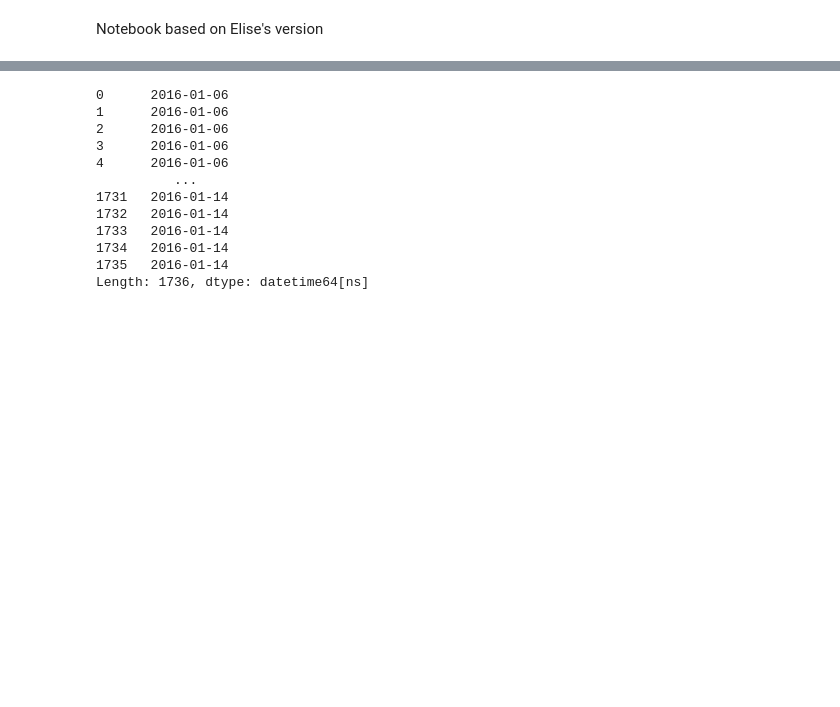
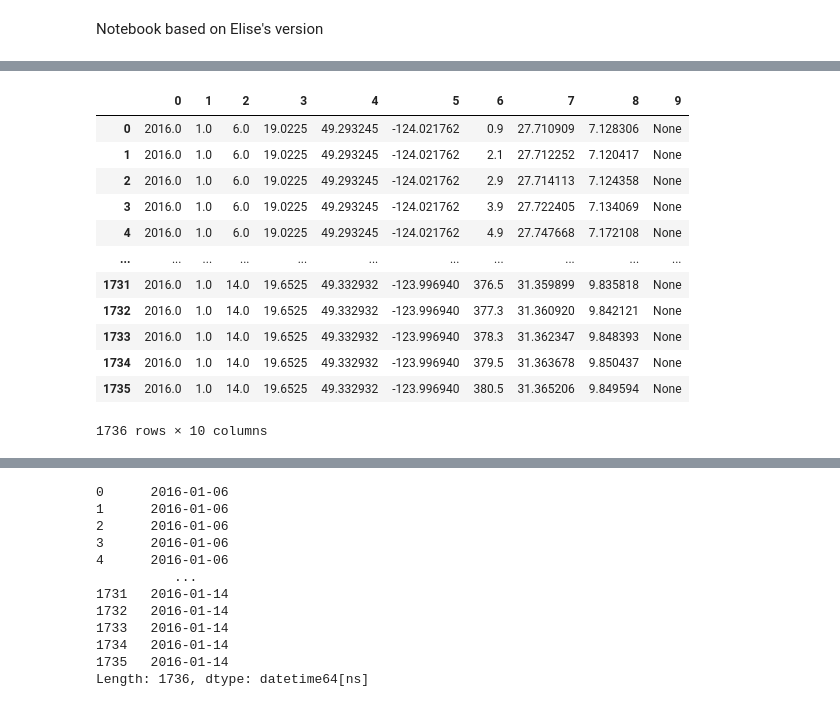
Before and after one commit to SalishSeaCast/analysis-susan, a Jupyter notebook: notebooks/PhysTuning/evalTSExample_DFOCTD.ipynb, the cells around one changed output, grey strips where cells are left out. Saved outputs shown, nothing was run; the diff lists cells and outputs as text; code cells hidden in the pictures; blank space fills up the shorter version.

```diff
--- a/notebooks/PhysTuning/evalTSExample_DFOCTD.ipynb
+++ b/notebooks/PhysTuning/evalTSExample_DFOCTD.ipynb
@@ -52,3 +73,62 @@ df1.head()
+# %%
+basedir='/ocean/shared/SalishSeaCastData/DFO/CTD/'
+dbname='DFO_CTD.sqlite'
+engine = create_engine('sqlite:///' + basedir + dbname, echo = False)
+Base = automap_base()
+# %%
+Base.prepare(engine, reflect=True)
+# mapped classes have been created
+# existing tables:
+StationTBL=Base.classes.StationTBL
+ObsTBL=Base.classes.ObsTBL
+CalcsTBL=Base.classes.CalcsTBL
+session = create_session(bind = engine, autocommit = False, autoflush = True)
+SA=case([(CalcsTBL.Salinity_T0_C0_SA!=None, CalcsTBL.Salinity_T0_C0_SA)], else_=
+         case([(CalcsTBL.Salinity_T1_C1_SA!=None, CalcsTBL.Salinity_T1_C1_SA)], else_=
+         case([(CalcsTBL.Salinity_SA!=None, CalcsTBL.Salinity_SA)], else_= None)))
+CT=case([(CalcsTBL.Temperature_Primary_CT!=None, CalcsTBL.Temperature_Primary_CT)], else_=
+         case([(CalcsTBL.Temperature_Secondary_CT!=None, CalcsTBL.Temperature_Secondary_CT)], else_=CalcsTBL.Temperature_CT))
+ZD=case([(ObsTBL.Depth!=None,ObsTBL.Depth)], else_= CalcsTBL.Z)
+FL=case([(ObsTBL.Fluorescence_URU_Seapoint!=None,ObsTBL.Fluorescence_URU_Seapoint)], else_= ObsTBL.Fluorescence_URU_Wetlabs)
+# %%
+datelims = (start_date, end_date)
+# %%
+start_y=datelims[0].year
+start_m=datelims[0].month
+start_d=datelims[0].day
+end_y=datelims[1].year
+end_m=datelims[1].month
+end_d=datelims[1].day
+qry=session.query(StationTBL.StartYear.label('Year'),StationTBL.StartMonth.label('Month'),
+              StationTBL.StartDay.label('Day'),StationTBL.StartHour.label('Hour'),
+              StationTBL.Lat,StationTBL.Lon,ZD.label('Z'),SA.label('SA'),CT.label('CT'),FL.label('Fluor')).\
+        select_from(StationTBL).join(ObsTBL,ObsTBL.StationTBLID==StationTBL.ID).\
+        join(CalcsTBL,CalcsTBL.ObsTBLID==ObsTBL.ID).filter(and_(or_(StationTBL.StartYear>start_y,
+                                                                 and_(StationTBL.StartYear==start_y, StationTBL.StartMonth>start_m),
+                                                                 and_(StationTBL.StartYear==start_y, StationTBL.StartMonth==start_m, StationTBL.StartDay>=start_d)),
+                                                                or_(StationTBL.StartYear<end_y,
+                                                                 and_(StationTBL.StartYear==end_y,StationTBL.StartMonth<end_m),
+                                                                 and_(StationTBL.StartYear==end_y,StationTBL.StartMonth==end_m, StationTBL.StartDay<end_d)),
+                                                            StationTBL.Lat>47-3/2.5*(StationTBL.Lon+123.5),
+                                                            StationTBL.Lat<47-3/2.5*(StationTBL.Lon+121),
+                                                            StationTBL.Include==True,ObsTBL.Include==True,CalcsTBL.Include==True))
+df1=pd.DataFrame(qry.all())
+# %%
+df1
+# %% [output]
+|  | 0 | 1 | 2 | 3 | 4 | 5 | 6 | 7 | 8 | 9 |
+| 0 | 2016.0 | 1.0 | 6.0 | 19.0225 | 49.293245 | -124.021762 | 0.9 | 27.710909 | 7.128306 | None |
+| 1 | 2016.0 | 1.0 | 6.0 | 19.0225 | 49.293245 | -124.021762 | 2.1 | 27.712252 | 7.120417 | None |
+| 2 | 2016.0 | 1.0 | 6.0 | 19.0225 | 49.293245 | -124.021762 | 2.9 | 27.714113 | 7.124358 | None |
+| 3 | 2016.0 | 1.0 | 6.0 | 19.0225 | 49.293245 | -124.021762 | 3.9 | 27.722405 | 7.134069 | None |
+| 4 | 2016.0 | 1.0 | 6.0 | 19.0225 | 49.293245 | -124.021762 | 4.9 | 27.747668 | 7.172108 | None |
+| ... | ... | ... | ... | ... | ... | ... | ... | ... | ... | ... |
+| 1731 | 2016.0 | 1.0 | 14.0 | 19.6525 | 49.332932 | -123.996940 | 376.5 | 31.359899 | 9.835818 | None |
+| 1732 | 2016.0 | 1.0 | 14.0 | 19.6525 | 49.332932 | -123.996940 | 377.3 | 31.360920 | 9.842121 | None |
+| 1733 | 2016.0 | 1.0 | 14.0 | 19.6525 | 49.332932 | -123.996940 | 378.3 | 31.362347 | 9.848393 | None |
+| 1734 | 2016.0 | 1.0 | 14.0 | 19.6525 | 49.332932 | -123.996940 | 379.5 | 31.363678 | 9.850437 | None |
+| 1735 | 2016.0 | 1.0 | 14.0 | 19.6525 | 49.332932 | -123.996940 | 380.5 | 31.365206 | 9.849594 | None |
+1736 rows × 10 columns
 # %%
 # match model output to observations and return both in a dataframe
 # the model variables will have their original names prefixed by mod_, eg mod_vosaline
```
Also changed, not shown: parts of 4 cells of this notebook, 1 other file.
